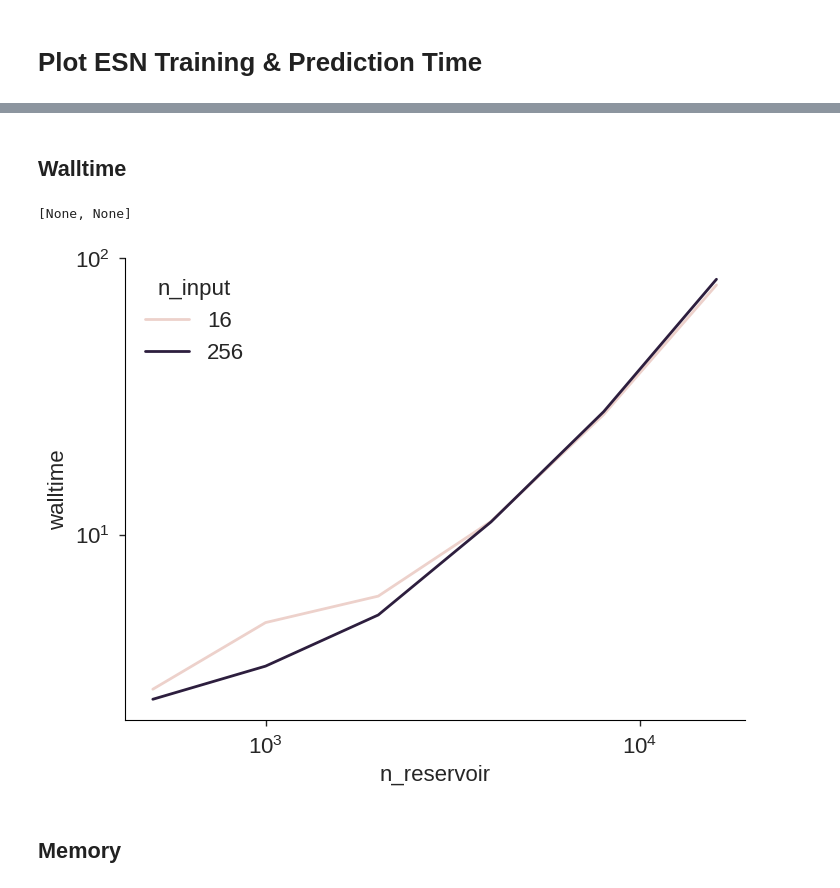
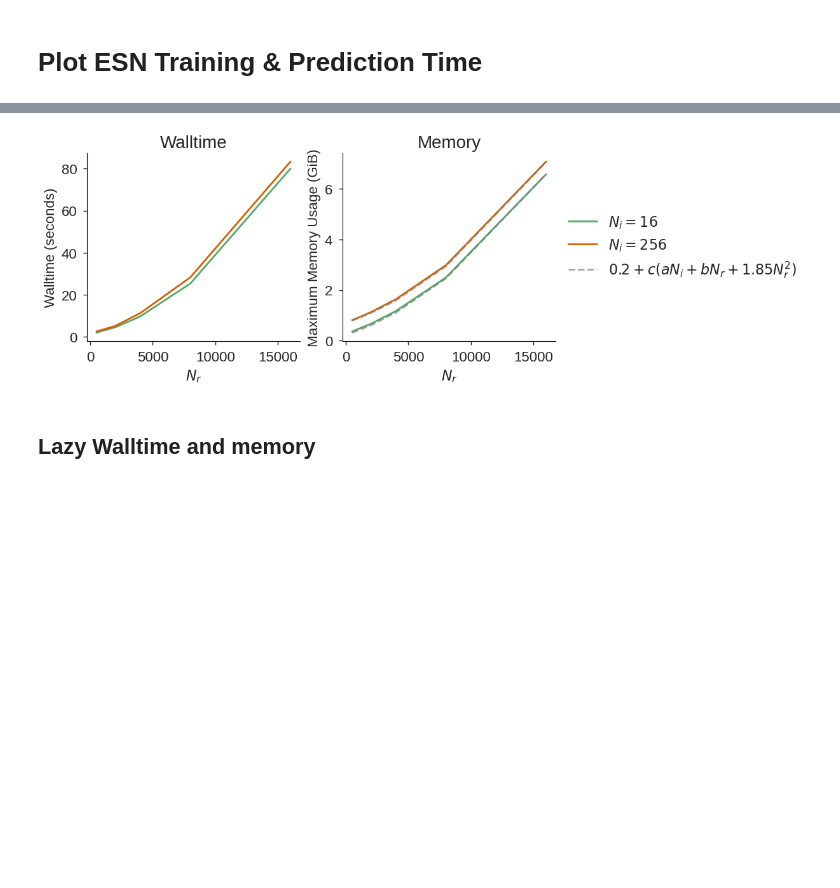
Before and after one commit to timothyas/xesn, a Jupyter notebook: scaling/plot_scaling.ipynb, the cells around one changed output, grey strips where cells are left out. Saved outputs shown, nothing was run; the diff lists cells and outputs as text; code cells hidden in the pictures; blank space fills up the shorter version.

Commit message:
cpu scaling done

```diff
--- a/scaling/plot_scaling.ipynb
+++ b/scaling/plot_scaling.ipynb
@@ -102,0 +188,5 @@ class ESNTiming():
+# %%
+ds = ESNTiming(mode="eager", proc="gcp-cpu")()
+ds = ds.squeeze()
+# %%
+mds = open_mprof("gcp-cpu-eager/mprofile_20240426143800.dat")
@@ -102,0 +199,30 @@ class ESNTiming():
+# %%
+estimated_memory = lambda n_input, n_reservoir : .2 + (250000*n_input + 20000*n_reservoir + 1.85*n_reservoir**2) * 8 / 1e9
+# %%
+fig, axs = plt.subplots(1,2, figsize=(12,4), constrained_layout=True)
+
+for ni, max_mem in zip(ds.n_input.values, [mds.max_memory[:6], mds.max_memory[6:]]):
+    ds.sel(n_input=ni).walltime.plot(ax=axs[0])
+
+    axs[1].plot(ds.n_reservoir, max_mem, label=f"$N_i = {ni}$")
+    axs[1].plot(
+        ds.n_reservoir,
+        estimated_memory(ni, ds.n_reservoir),
+        color="gray",
+        ls="--",
+        alpha=.7,
+        label=r"$0.2 + c (a N_i + b N_r + 1.85 N_r^2)$" if ni==256 else None,
+    )
+for ax in axs:
+    ax.set(xlabel=r"$N_r$")
+axs[0].set(title="Walltime", ylabel="Walltime (seconds)")
+axs[1].set(title="Memory", ylabel="Maximum Memory Usage (GiB)")
+
+axs[1].legend(
+    bbox_to_anchor=(1,.5),
+    loc="center left",
+)
+plt.show()
+fig.savefig("eager-scaling.pdf", bbox_inches="tight")
+# %% [output]
+[figure, added]
@@ -103,2 +231,2 @@ class ESNTiming():
 # %% [markdown]
-## Walltime
+## Lazy Walltime and memory
@@ -108,14 +232,0 @@ ds = et()
-# %%
-fig, ax = plt.subplots()
-sns.lineplot(
-    data=ds.to_dataframe().reset_index(),
-    x="n_reservoir",
-    y="walltime",
-    hue="n_input",
-)
-ax.set(yscale="log", xscale="log")
-# %% [output]
-[None, None]
-[figure, removed]
-# %% [markdown]
-## Memory
```
Also changed, not shown: parts of 23 cells of this notebook, 6 other files.
